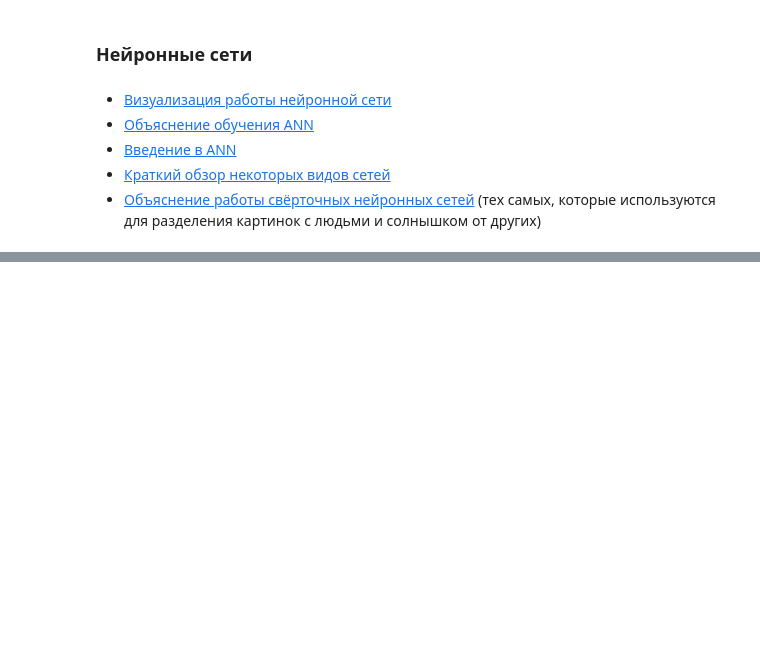
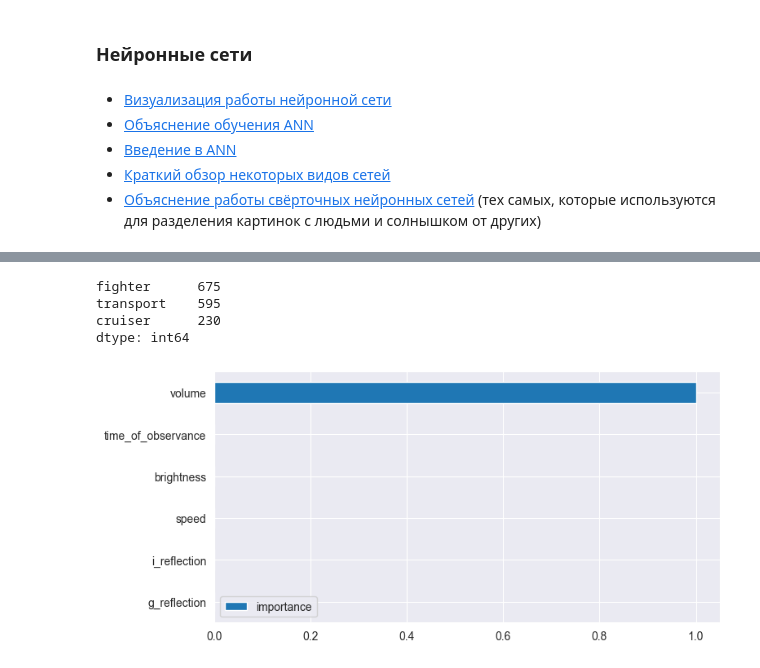
Before and after one commit to betelgeus/study, a Jupyter notebook: statistics/DS_and_ML_intro_Stepic_4852/Random_forest.ipynb, the cells around one changed output, grey strips where cells are left out. Saved outputs shown, nothing was run; the diff lists cells and outputs as text; code cells hidden in the pictures; blank space fills up the shorter version.

```diff
--- a/statistics/DS_and_ML_intro_Stepic_4852/Random_forest.ipynb
+++ b/statistics/DS_and_ML_intro_Stepic_4852/Random_forest.ipynb
@@ -290,0 +450,4 @@ plt.show()
+# %%
+clf = DecisionTreeClassifier()
+# %%
+clf.fit(X_train, y_train)
@@ -290,0 +456,3 @@ plt.show()
+# %%
+bugs_test_df = pd.read_csv('https://stepik.org/media/attachments/course/4852/operative_information.csv')
+bugs_test_df.info()
@@ -290,0 +473,2 @@ plt.show()
+# %%
+X_test = bugs_test_df
@@ -290,0 +481,13 @@ plt.show()
+# %%
+y_pred.value_counts()
+# %% [output]
+fighter      675
+transport    595
+cruiser      230
+dtype: int64
+# %%
+imp = pd.DataFrame(clf.feature_importances_, index=X_test.columns, columns=['importance'])
+imp.sort_values('importance').plot(kind='barh', figsize=(8, 4))
+plt.show()
+# %% [output]
+[figure, added]
```
Also changed, not shown: parts of 43 cells of this notebook.
